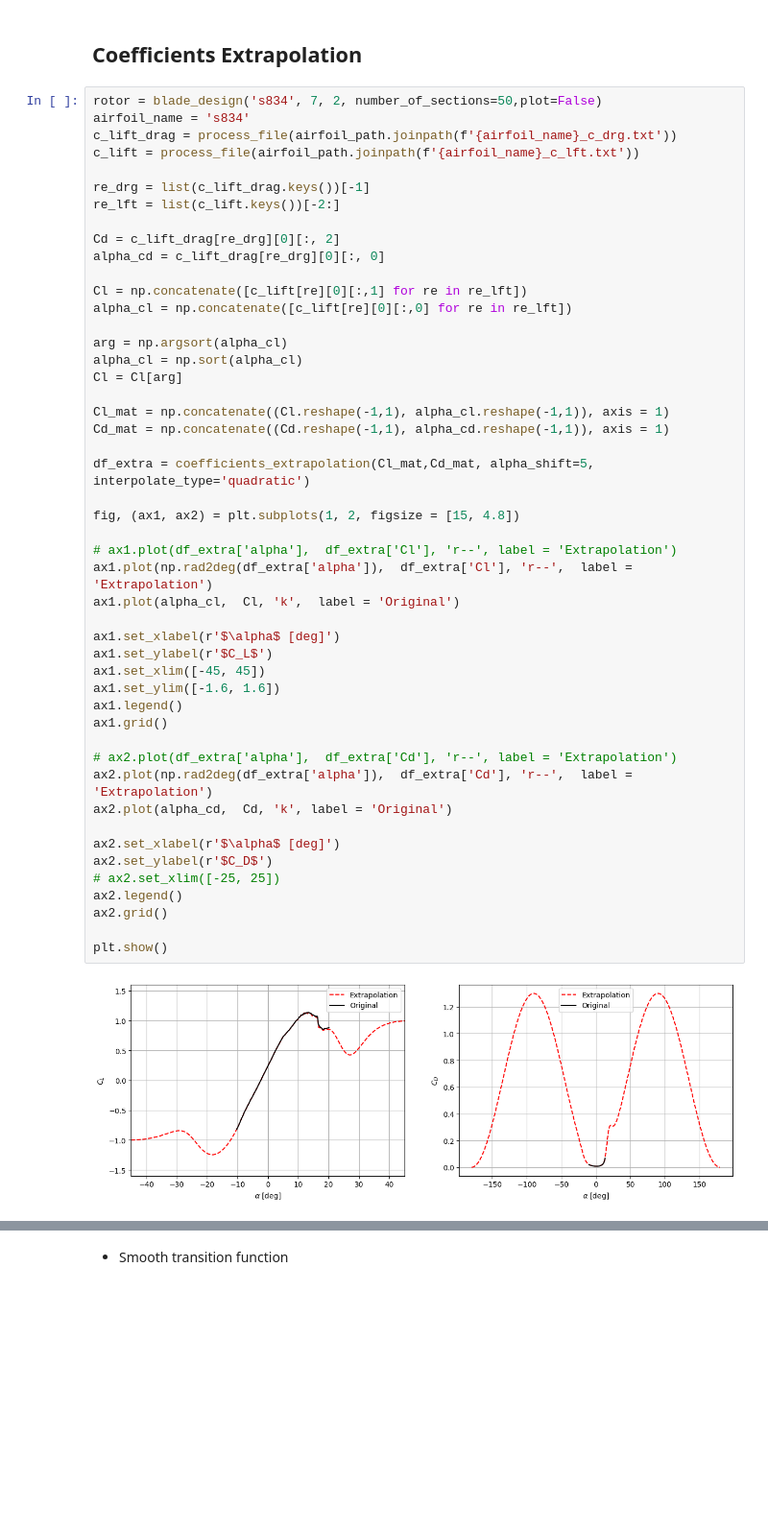
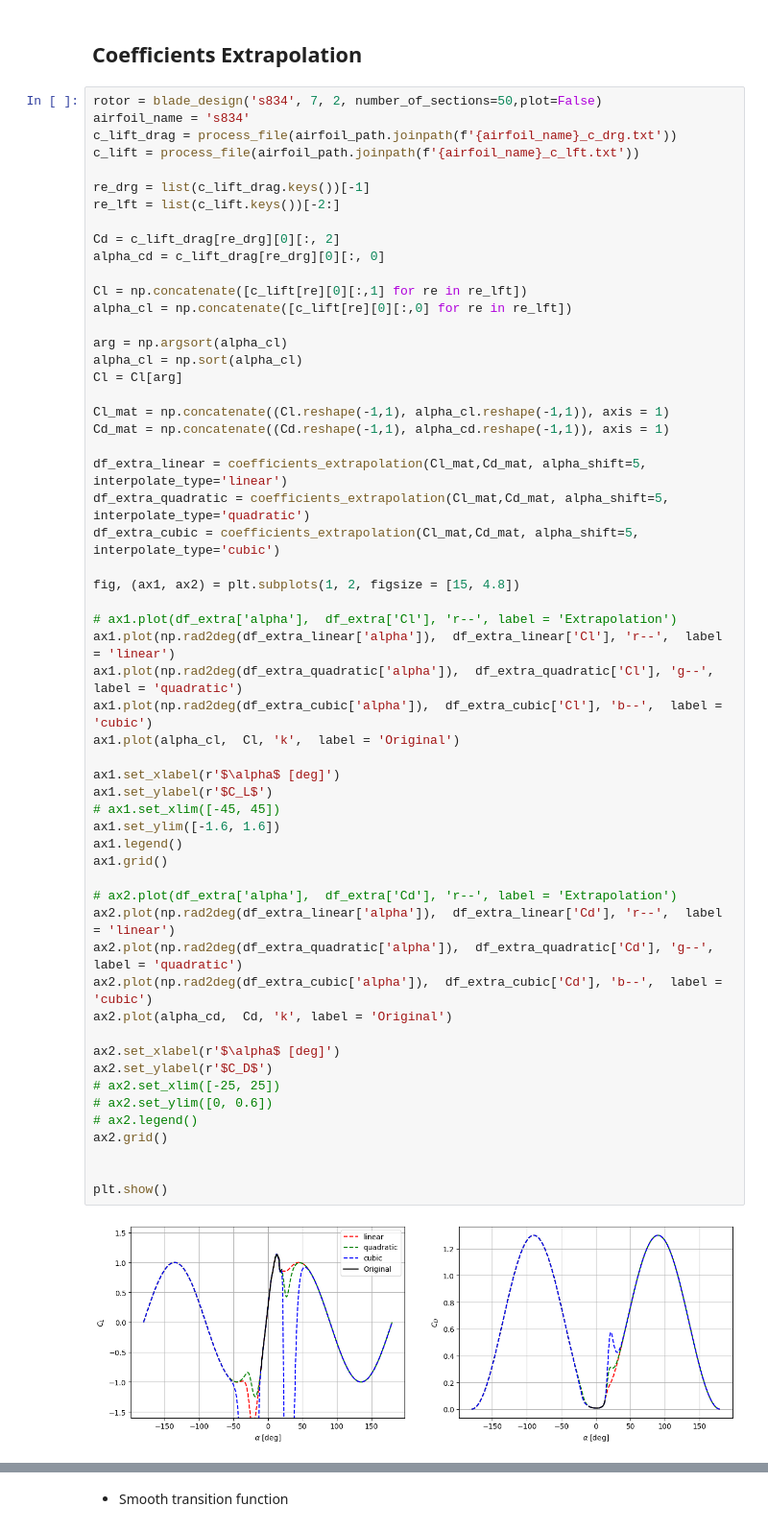
Before and after one commit to Widmark-Kaue/BEMT, a Jupyter notebook: case.ipynb, the cells around one changed output, grey strips where cells are left out. Shown: that part at 96% size. Saved outputs shown, nothing was run; the diff lists cells and outputs as text; blank space fills up the shorter version.

```diff
--- a/case.ipynb
+++ b/case.ipynb
@@ -55,36 +60,44 @@ alpha_cl = np.concatenate([c_lift[re][0][:,0] for re in re_lft])
 
 arg = np.argsort(alpha_cl)
 alpha_cl = np.sort(alpha_cl)
 Cl = Cl[arg]
 
 Cl_mat = np.concatenate((Cl.reshape(-1,1), alpha_cl.reshape(-1,1)), axis = 1)
 Cd_mat = np.concatenate((Cd.reshape(-1,1), alpha_cd.reshape(-1,1)), axis = 1)
 
-df_extra = coefficients_extrapolation(Cl_mat,Cd_mat, alpha_shift=5, interpolate_type='quadratic')
+df_extra_linear = coefficients_extrapolation(Cl_mat,Cd_mat, alpha_shift=5, interpolate_type='linear')
+df_extra_quadratic = coefficients_extrapolation(Cl_mat,Cd_mat, alpha_shift=5, interpolate_type='quadratic')
+df_extra_cubic = coefficients_extrapolation(Cl_mat,Cd_mat, alpha_shift=5, interpolate_type='cubic')
 
 fig, (ax1, ax2) = plt.subplots(1, 2, figsize = [15, 4.8])
 
 # ax1.plot(df_extra['alpha'],  df_extra['Cl'], 'r--', label = 'Extrapolation')
-ax1.plot(np.rad2deg(df_extra['alpha']),  df_extra['Cl'], 'r--',  label = 'Extrapolation')
+ax1.plot(np.rad2deg(df_extra_linear['alpha']),  df_extra_linear['Cl'], 'r--',  label = 'linear')
+ax1.plot(np.rad2deg(df_extra_quadratic['alpha']),  df_extra_quadratic['Cl'], 'g--',  label = 'quadratic')
+ax1.plot(np.rad2deg(df_extra_cubic['alpha']),  df_extra_cubic['Cl'], 'b--',  label = 'cubic')
 ax1.plot(alpha_cl,  Cl, 'k',  label = 'Original')
 
 ax1.set_xlabel(r'$\alpha$ [deg]')
 ax1.set_ylabel(r'$C_L$')
-ax1.set_xlim([-45, 45])
+# ax1.set_xlim([-45, 45])
 ax1.set_ylim([-1.6, 1.6])
 ax1.legend()
 ax1.grid()
 
 # ax2.plot(df_extra['alpha'],  df_extra['Cd'], 'r--', label = 'Extrapolation')
-ax2.plot(np.rad2deg(df_extra['alpha']),  df_extra['Cd'], 'r--',  label = 'Extrapolation')
+ax2.plot(np.rad2deg(df_extra_linear['alpha']),  df_extra_linear['Cd'], 'r--',  label = 'linear')
+ax2.plot(np.rad2deg(df_extra_quadratic['alpha']),  df_extra_quadratic['Cd'], 'g--',  label = 'quadratic')
+ax2.plot(np.rad2deg(df_extra_cubic['alpha']),  df_extra_cubic['Cd'], 'b--',  label = 'cubic')
 ax2.plot(alpha_cd,  Cd, 'k', label = 'Original')
 
 ax2.set_xlabel(r'$\alpha$ [deg]')
 ax2.set_ylabel(r'$C_D$')
 # ax2.set_xlim([-25, 25])
-ax2.legend()
+# ax2.set_ylim([0, 0.6])
+# ax2.legend()
 ax2.grid()
 
+
 plt.show()
 # %% [output]
-[figure, old version]
+[figure, new version]
```
Also changed, not shown: parts of 4 cells of this notebook.
